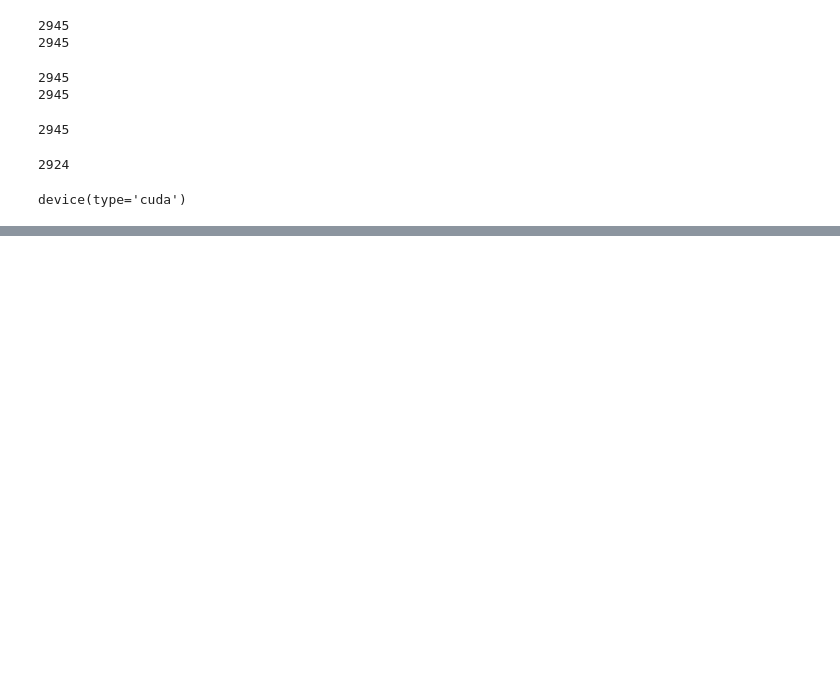
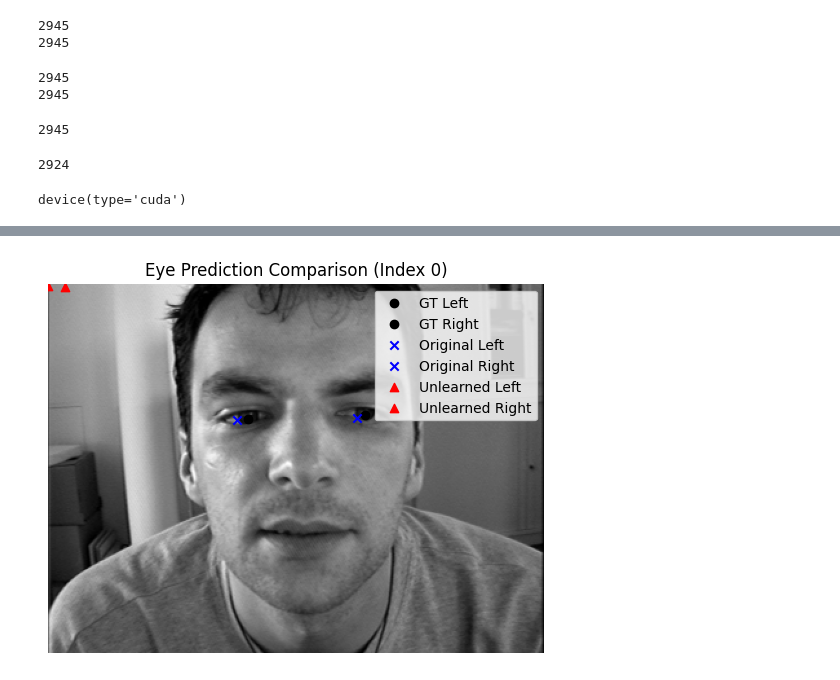
Before and after one commit to 2betforyou/SafeAI_FInal, a Jupyter notebook: SafeAI_Final.ipynb, the cells around one changed output, grey strips where cells are left out. Cells and saved outputs as stored; diff of their text form; code cells hidden in the pictures; blank space fills up the shorter version.

```diff
--- a/SafeAI_Final.ipynb
+++ b/SafeAI_Final.ipynb
@@ -402,7 +404,7 @@ optimizer = optim.Adam(model.parameters(), lr=1e-3)
 # %%
 # 아래부터는 학습
 # %%
-epochs = 100
+epochs = 250
 best_loss = float('inf')
 best_model_state = None
 
@@ -1038,0 +1004,11 @@ Euclidean: 3.23
+# %%
+data_iter = iter(test_western_loader)
+images, labels = next(data_iter)
+
+with torch.no_grad():
+    orig_preds = original_model(images)
+    unlearned_preds = unlearned_model(images)
+
+visualize_predictions(images, labels, orig_preds, unlearned_preds, idx=0)
+# %% [output]
+[figure, added]
```
Also changed, not shown: parts of 27 cells of this notebook.
